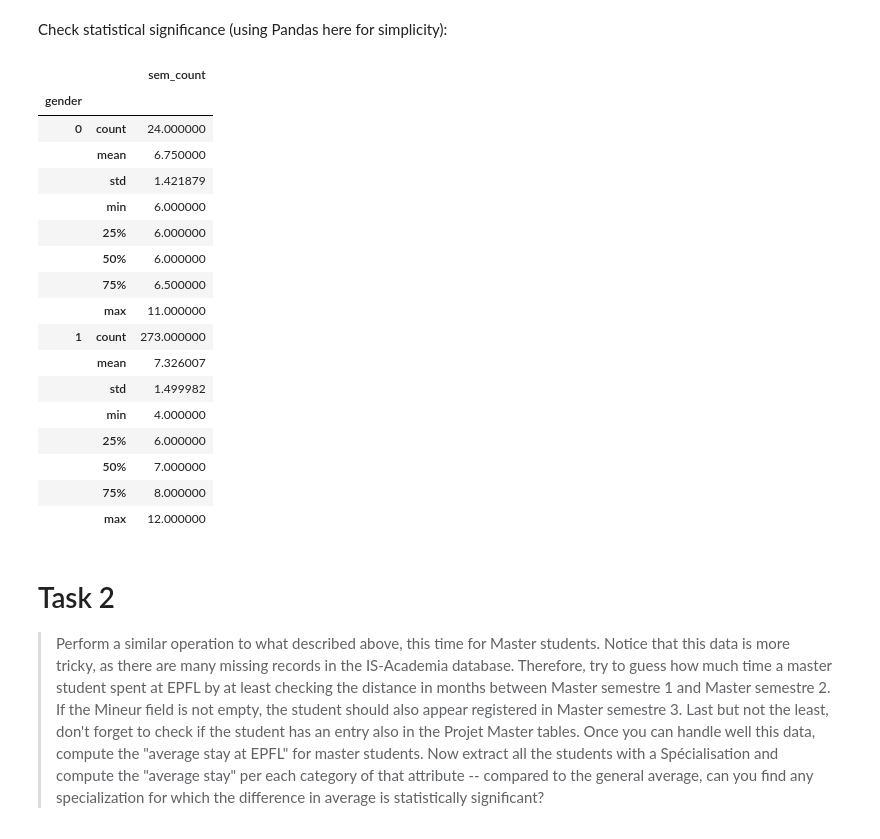
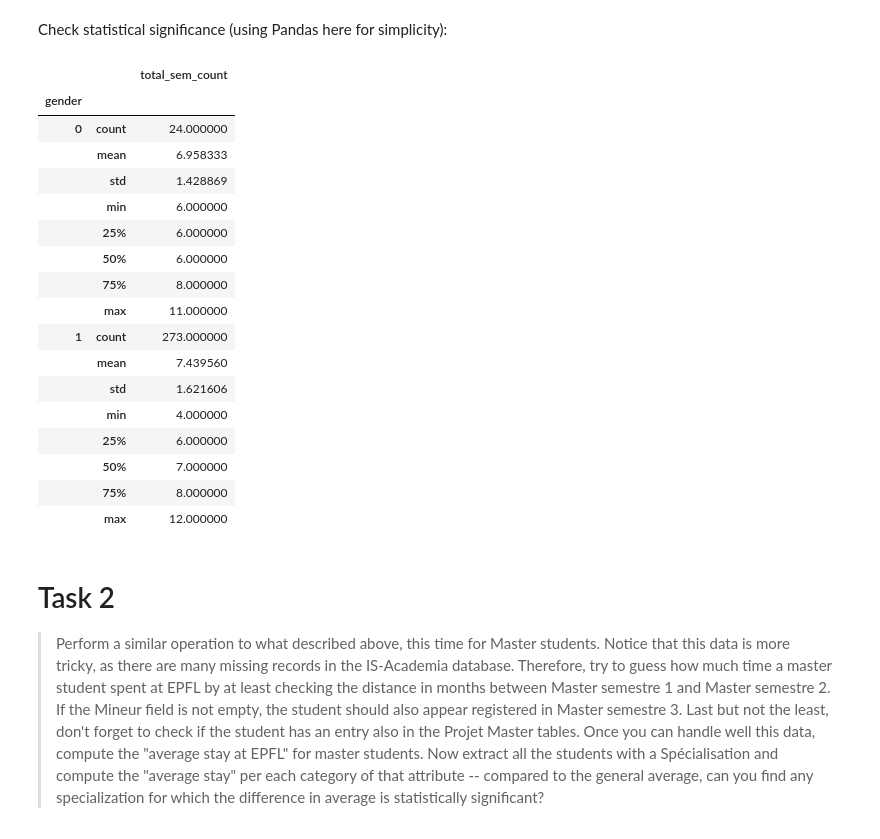
Before and after one commit to korcek-juraj/Homework, a Jupyter notebook: 02 - Data from the Web/Data from the Web.ipynb, the cells around one changed output. Saved outputs shown, nothing was run; the diff lists cells and outputs as text; code cells hidden in the pictures.

Commit message:
task1 result update

```diff
--- a/02 - Data from the Web/Data from the Web.ipynb
+++ b/02 - Data from the Web/Data from the Web.ipynb
@@ -316,28 +316,32 @@ Average number of semesters to finish bachelor studies including leave for male
 Average number of semesters to finish bachelor studies including leave for female student is 6.96
 # %% [markdown]
 Check statistical significance (using Pandas here for simplicity):
-# %%
-df = pd.DataFrame(result_dict).transpose()
-df[['gender', 'sem_count']].astype(int).groupby('gender').describe()
-# %% [output]
-|  |  | sem_count |
-| gender |  |  |
-| 0 | count | 24.000000 |
-|  | mean | 6.750000 |
-|  | std | 1.421879 |
-|  | min | 6.000000 |
-|  | 25% | 6.000000 |
-|  | 50% | 6.000000 |
-|  | 75% | 6.500000 |
-|  | max | 11.000000 |
-| 1 | count | 273.000000 |
-|  | mean | 7.326007 |
-|  | std | 1.499982 |
-|  | min | 4.000000 |
-|  | 25% | 6.000000 |
-|  | 50% | 7.000000 |
-|  | 75% | 8.000000 |
-|  | max | 12.000000 |
+# %%
+sig_dict = {}
+for key, val in result_dict.items():
+    sig_dict[key] = {'total_sem_count': val['sem_count'] + conge.get(key, {}).get('c_sem_count', 0), 'gender': val['gender']}
+
+df = pd.DataFrame(sig_dict).transpose()
+df[['gender', 'total_sem_count']].astype(int).groupby('gender').describe()
+# %% [output]
+|  |  | total_sem_count |
+| gender |  |  |
+| 0 | count | 24.000000 |
+|  | mean | 6.958333 |
+|  | std | 1.428869 |
+|  | min | 6.000000 |
+|  | 25% | 6.000000 |
+|  | 50% | 6.000000 |
+|  | 75% | 8.000000 |
+|  | max | 11.000000 |
+| 1 | count | 273.000000 |
+|  | mean | 7.439560 |
+|  | std | 1.621606 |
+|  | min | 4.000000 |
+|  | 25% | 6.000000 |
+|  | 50% | 7.000000 |
+|  | 75% | 8.000000 |
+|  | max | 12.000000 |
 # %% [markdown]
 # Task 2
 
```
